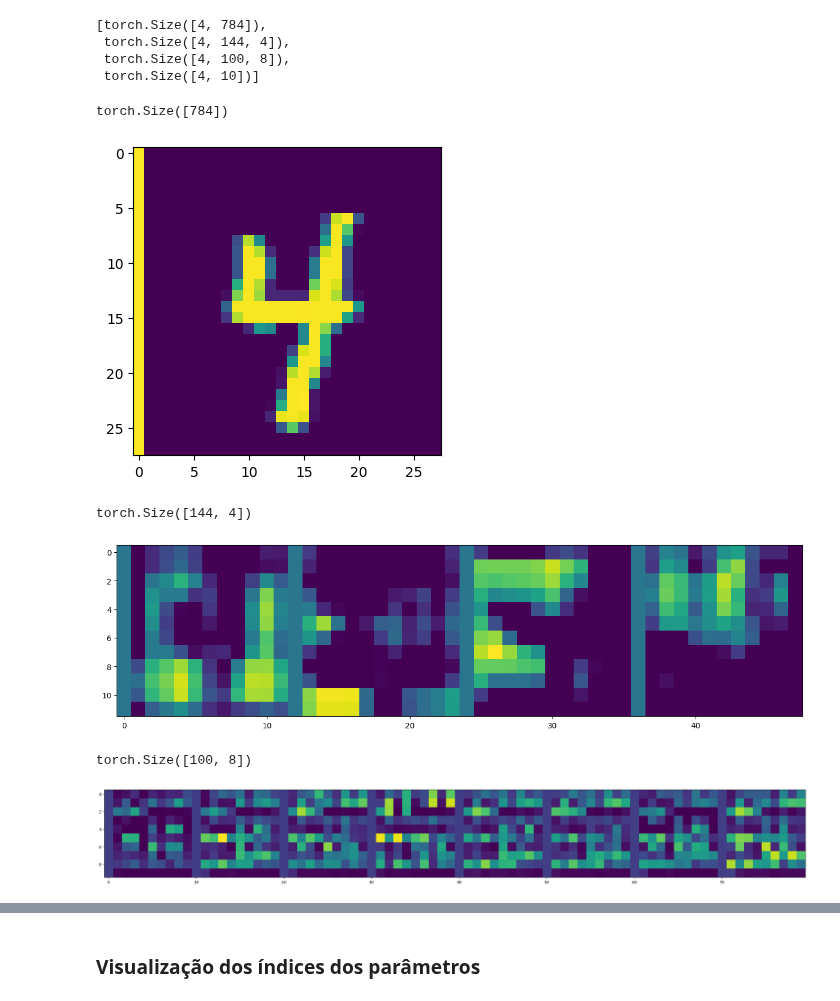
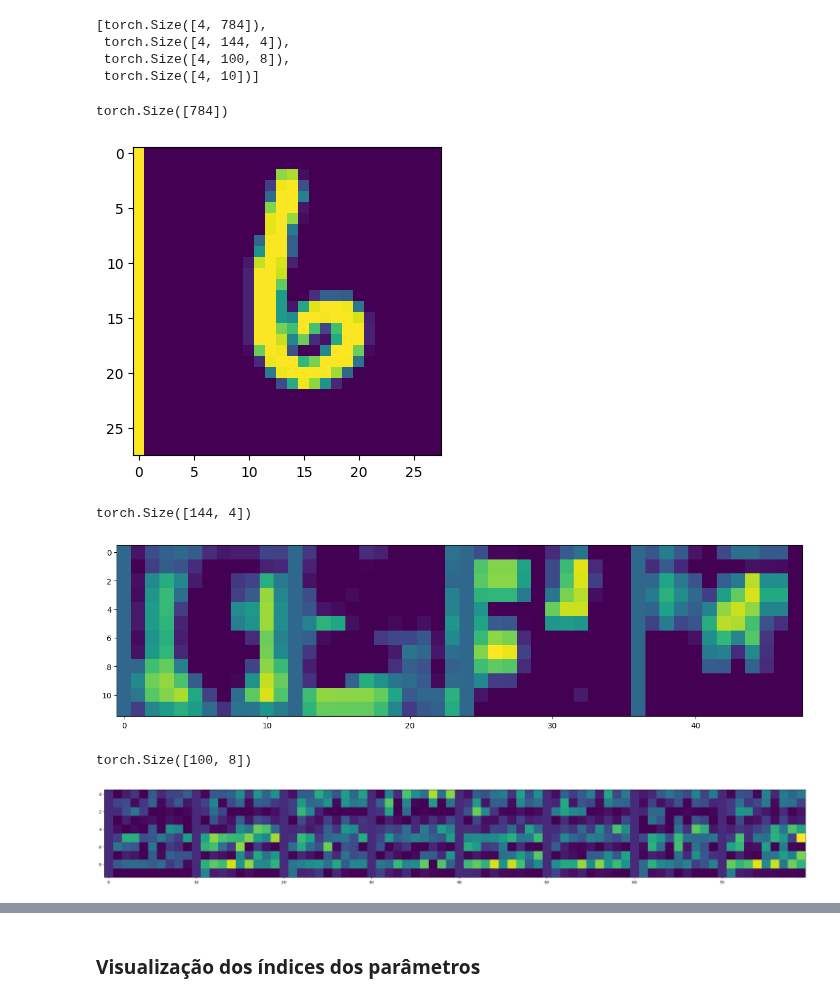
Before and after one commit to Ronnypetson/titanic, a Jupyter notebook: MNIST_Maromba.ipynb, the cells around one changed output, grey strips where cells are left out. Drawn from its saved outputs; the diff is of its cells as text; code cells hidden in the pictures.

```diff
--- a/MNIST_Maromba.ipynb
+++ b/MNIST_Maromba.ipynb
@@ -265,7 +187,10 @@ class MTensor:
     """
     idxu: M x d_u x d_idx
     """
-    # idxu = nn.functional.relu(idxu)
+    # TODO: compute min_idx, max_idx and normalize
+    min_idxu = torch.min(idxu, dim=1)[0].unsqueeze(1)
+    max_idxu = torch.max(idxu, dim=1)[0].unsqueeze(1)
+    idxu = (idxu - min_idxu) / (max_idxu - min_idxu)
     norm_idxu = idxu / (torch.norm(idxu, dim=-1).unsqueeze(-1))
     return norm_idxu
 
@@ -446,16 +371,16 @@ class MTensor:
         b.data.reshape(-1, b.data.shape[-1]),
         aidx,
         bidx,
-        kernel=MTensor._soft_kernel
-        # kernel=MTensor._cosine_kernel
+        # kernel=MTensor._soft_kernel
+        kernel=MTensor._cosine_kernel
     )
     mdot = mdot.reshape(apre + bpre)
     # _kernel_idx # _fast_kernel_idx # _fast_kernel_idx_sum
     midx = self._fast_kernel_idx_sum(
         aidx,
         bidx,
-        MTensor._soft_kernel
-        # MTensor._cosine_kernel
+        # MTensor._soft_kernel
+        MTensor._cosine_kernel
     )
     midx = midx.reshape(apre + bpre + (d_idx,))
     mdot = MTensor(mdot, midx, self.indexer)
@@ -826,16 +695,10 @@ num_classes = 10
 rows, cols = img_dim, img_dim
 hidden_dim = 1 * img_dim
 clf_dim = (1 + (num_classes - 1) // img_dim) * img_dim
-idx_dim = rows + cols # + hidden_dim + clf_dim
+idx_dim = 10 # rows + cols # + hidden_dim + clf_dim
 
-# template_x_idx = _posenc(
-#     (rows, cols),
-#     _ind_arr,
-#     _2ind_arr,
-#     d=idx_dim,
-#     nonlin=lambda x: x / 3.0,
-# )
-template_x_idx = _cat2d(rows, cols, d=idx_dim)
+# template_x_idx = _cat2d(rows, cols, d=idx_dim)
+template_x_idx = cartesian_idx(rows, cols, d=idx_dim)
 template_x_idx = template_x_idx.unsqueeze(0).float().to(device)
 template_y_idx = torch.eye(idx_dim)[-num_classes:]
 template_y_idx = template_y_idx.float().unsqueeze(0).to(device)
@@ -955,25 +818,25 @@ imgs = [img.data.cpu().detach() for img in model.all_pools]
 # %%
 shapes = [
     (img_dim, img_dim, 1),
     ((img_dim - 4) // 2, (img_dim - 4) // 2, 4),
     ((img_dim - 4) // 2 - 2, (img_dim - 4) // 2 - 2, 8),
 ]
 for idx, img in enumerate(imgs[:len(shapes)]):
-  img = img[0]
+  img = img[3]
   print(img.shape)
   img = img.reshape(*shapes[idx])
   img = img.permute(0, 2, 1)
   img = img.reshape(shapes[idx][0], -1)
   img = img.numpy()
   img[:, ::img.shape[0]] = 1.0
   plt.figure(figsize=(4 * shapes[idx][2], 4))
   plt.imshow(img)
   plt.show()
 # %% [output]
 torch.Size([784])
-[figure, old version]
+[figure, new version]
 torch.Size([144, 4])
-[figure, old version]
+[figure, new version]
 torch.Size([100, 8])
-[figure, old version]
+[figure, new version]
 # %%
```
Also changed, not shown: parts of 9 cells of this notebook.
